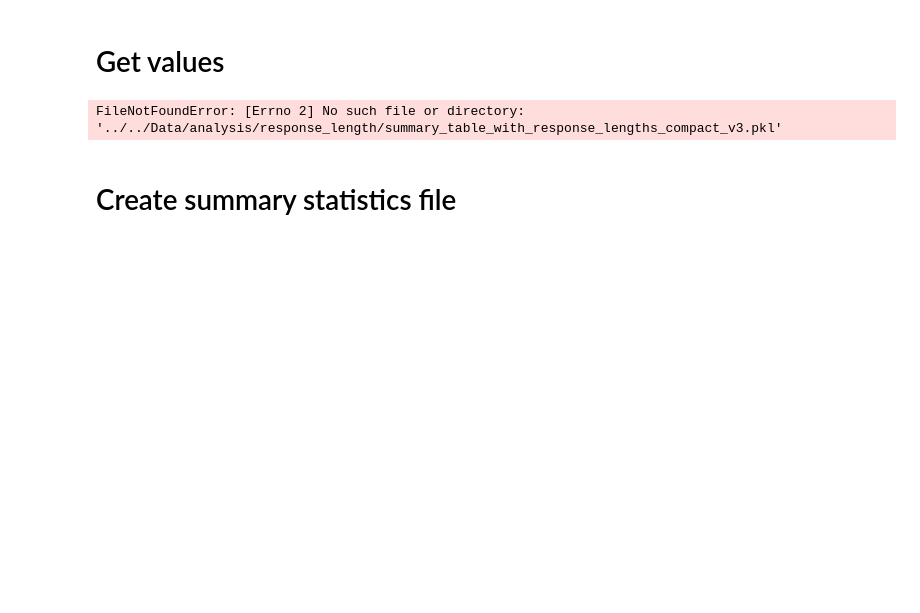
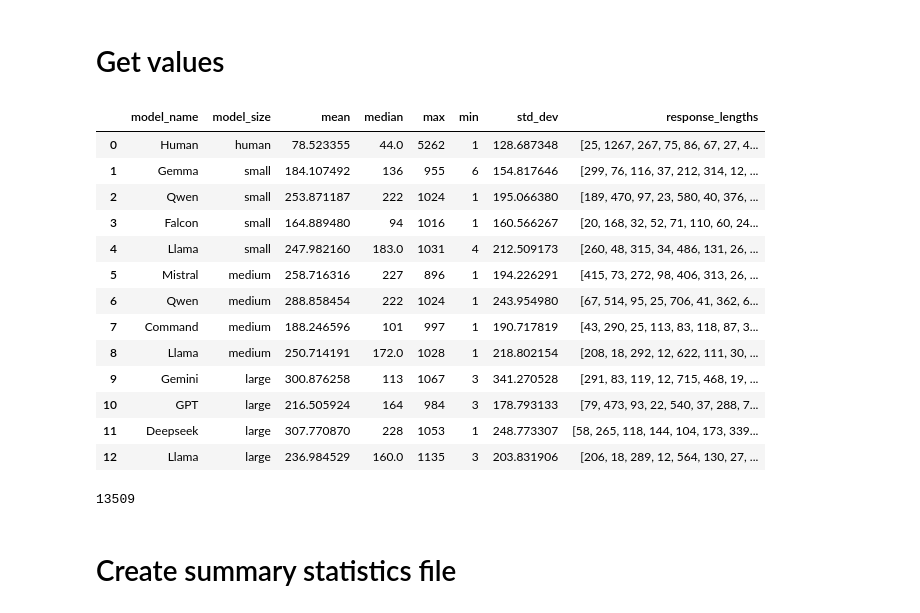
Before and after one commit to maxschaffelder/synthetic_data_diversity, a Jupyter notebook: data_analysis/response_length.ipynb, the cells around one changed output. Drawn from its saved outputs; the diff is of its cells as text; code cells hidden in the pictures; blank space fills up the shorter version.

Commit message:
fix file path for data loading

```diff
--- a/data_analysis/response_length.ipynb
+++ b/data_analysis/response_length.ipynb
@@ -49,10 +49,27 @@ model_sizes = ["small" for i in range(7)] + ["medium" for i in range(7)] + ["lar
 # %% [markdown]
 # Get values
 # %%
-stats = pd.read_pickle("../../Data/analysis/response_length/summary_table_with_response_lengths_compact_v3.pkl")
+stats = pd.read_pickle("/Users/maxschaffelder/Desktop/Thesis/data/data_analysis/response_length/summary_table_with_response_lengths_compact_v3.pkl")
 stats.head(25)
 # %% [output]
-FileNotFoundError: [Errno 2] No such file or directory: '../../Data/analysis/response_length/summary_table_with_response_lengths_compact_v3.pkl'
+|  | model_name | model_size | mean | median | max | min | std_dev | response_lengths |
+| 0 | Human | human | 78.523355 | 44.0 | 5262 | 1 | 128.687348 | [25, 1267, 267, 75, 86, 67, 27, 4... |
+| 1 | Gemma | small | 184.107492 | 136 | 955 | 6 | 154.817646 | [299, 76, 116, 37, 212, 314, 12, ... |
+| 2 | Qwen | small | 253.871187 | 222 | 1024 | 1 | 195.066380 | [189, 470, 97, 23, 580, 40, 376, ... |
+| 3 | Falcon | small | 164.889480 | 94 | 1016 | 1 | 160.566267 | [20, 168, 32, 52, 71, 110, 60, 24... |
+| 4 | Llama | small | 247.982160 | 183.0 | 1031 | 4 | 212.509173 | [260, 48, 315, 34, 486, 131, 26, ... |
+| 5 | Mistral | medium | 258.716316 | 227 | 896 | 1 | 194.226291 | [415, 73, 272, 98, 406, 313, 26, ... |
+| 6 | Qwen | medium | 288.858454 | 222 | 1024 | 1 | 243.954980 | [67, 514, 95, 25, 706, 41, 362, 6... |
+| 7 | Command | medium | 188.246596 | 101 | 997 | 1 | 190.717819 | [43, 290, 25, 113, 83, 118, 87, 3... |
+| 8 | Llama | medium | 250.714191 | 172.0 | 1028 | 1 | 218.802154 | [208, 18, 292, 12, 622, 111, 30, ... |
+| 9 | Gemini | large | 300.876258 | 113 | 1067 | 3 | 341.270528 | [291, 83, 119, 12, 715, 468, 19, ... |
+| 10 | GPT | large | 216.505924 | 164 | 984 | 3 | 178.793133 | [79, 473, 93, 22, 540, 37, 288, 7... |
+| 11 | Deepseek | large | 307.770870 | 228 | 1053 | 1 | 248.773307 | [58, 265, 118, 144, 104, 173, 339... |
+| 12 | Llama | large | 236.984529 | 160.0 | 1135 | 3 | 203.831906 | [206, 18, 289, 12, 564, 130, 27, ... |
+# %%
+print(len(stats["response_lengths"].iloc[0]))
+# %% [output]
+13509
 # %% [markdown]
 # Create summary statistics file
 # %%
```
